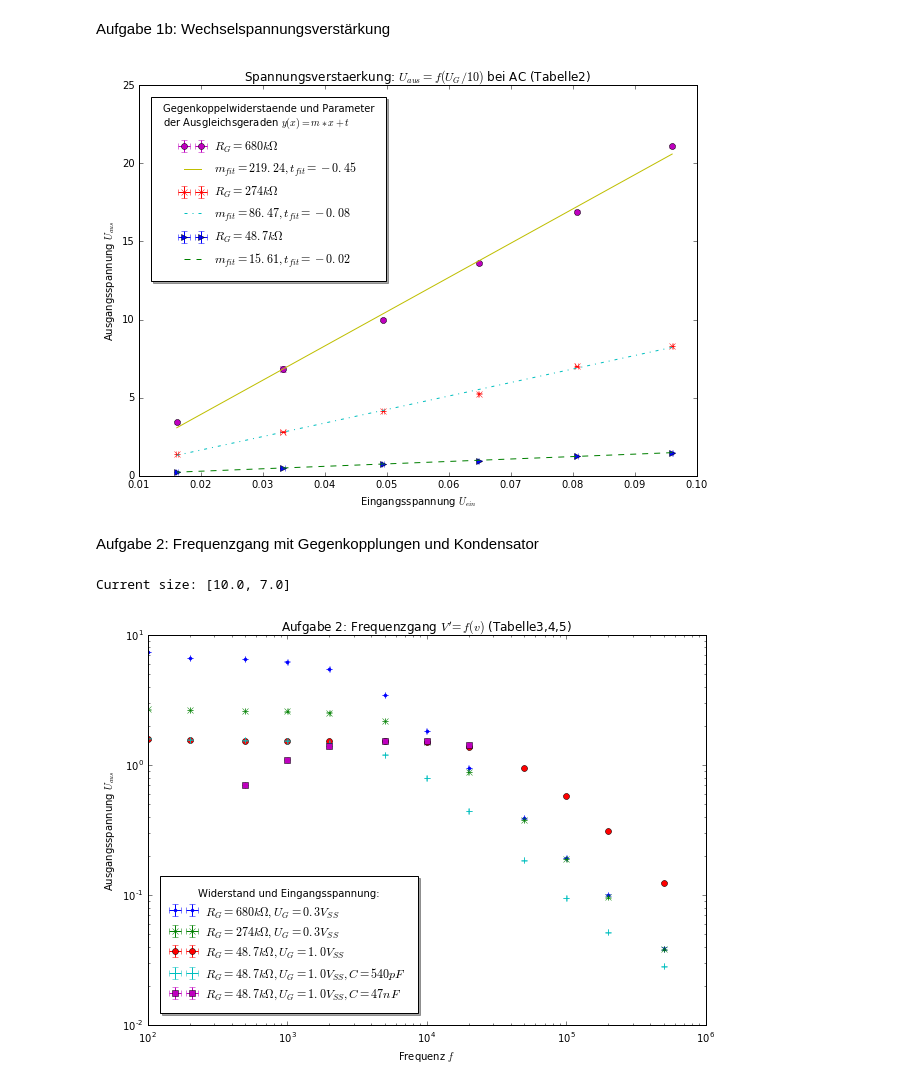
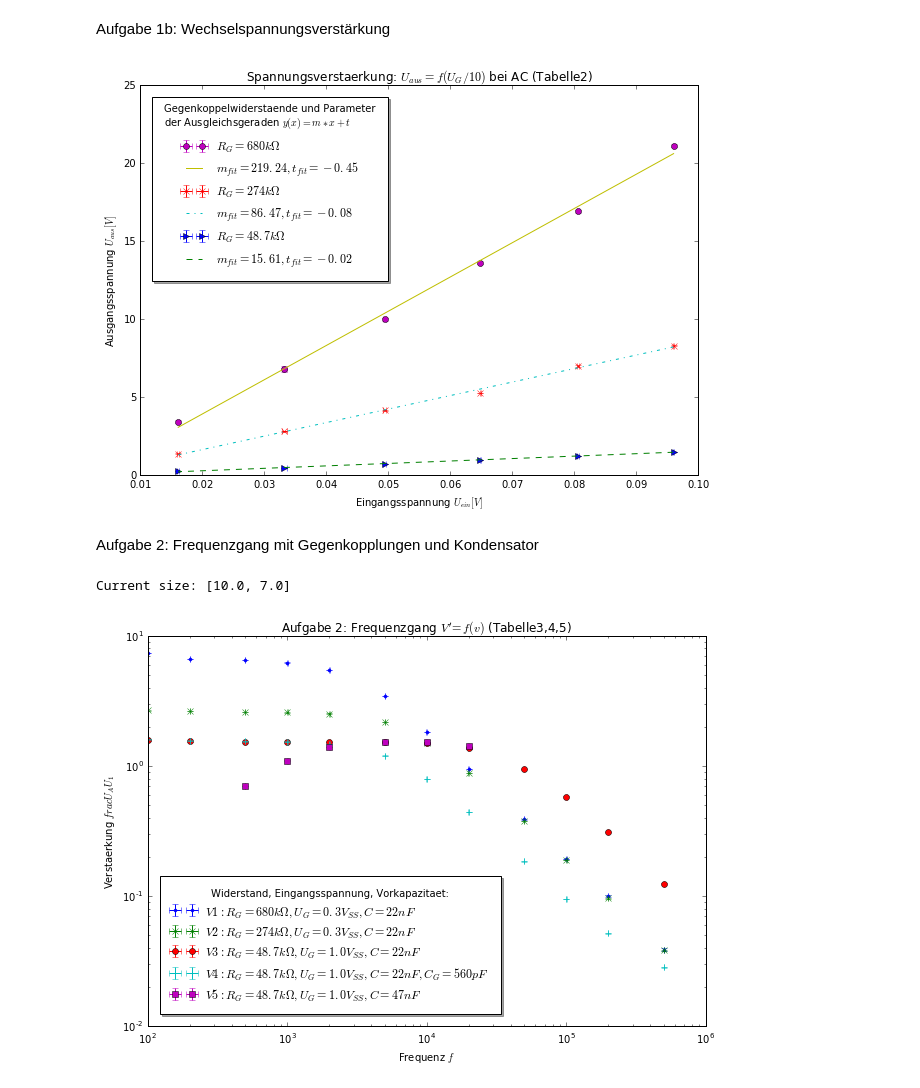
Before and after one commit to woskar/pap2-lab-training, a Jupyter notebook: v242/v242_spannungsverstaerkung.ipynb, the cells around one changed output. Saved outputs shown, nothing was run; the diff lists cells and outputs as text; code cells hidden in the pictures.

```diff
--- a/v242/v242_spannungsverstaerkung.ipynb
+++ b/v242/v242_spannungsverstaerkung.ipynb
@@ -8,8 +8,8 @@ import matplotlib.pyplot as plt
 import numpy as np
 from scipy.optimize import curve_fit
 fig_size = plt.rcParams["figure.figsize"]
-fig_size[0] = 10
-fig_size[1] = 7
+fig_size[0] = 9
+fig_size[1] = 6
 plt.rcParams["figure.figsize"] = fig_size
 from scipy.optimize import curve_fit
 
@@ -19,7 +19,7 @@ def f(x, A, B): # Definition der Ausgleichsgerade y=f(x)
     return A*x + B
 
 A1,B1 = curve_fit(f, U_ein, U_aus1)[0] # Fit für Gerade 1
-A2,B2 = curve_fit(f, U_ein, U_aus2)[0] # Fit für Gerade 2
+A2,B2 = curve_fit(f, U_ein[2:-2], U_aus2[2:-2])[0] # Fit für Gerade 2
 
 
 fig,ax = plt.subplots(1)
@@ -32,13 +32,15 @@ ax.plot(U_ein, f(U_ein, A2, B2), label='$m_{fit}=%.2f, t_{fit}=%.2f$' %(A2, B2))
 
 handles,labels = ax.get_legend_handles_labels()
 
-plt.xlabel('Eingangsspannung $U_{ein}$')
-plt.ylabel('Ausgangsspannung $U_{aus}$')
-plt.title('Spannungsverstaerkung: $U_{aus}=f(U_{ein})$ bei DC (Tabelle1)')
+plt.xlabel('Eingangsspannung $U_{ein} [V]$')
+plt.ylabel('Ausgangsspannung $U_{aus} [V]$')
+plt.title('Diagramm 1: Gleichspannungsverstaerkung $U_{aus}=f(U_{ein})$ (Tabelle1)')
+plt.ylim((-15,15))
+plt.xlim((-0.26, 0.26))
 
 handles,labels = ax.get_legend_handles_labels()
-handles = [handles[2], handles[0], handles[3], handles[1]]
-labels = [labels[2], labels[0], labels[3], labels[1]]
+handles = [handles[3], handles[1], handles[2], handles[0]]
+labels = [labels[3], labels[1], labels[2], labels[0]]
 ax.legend(handles, labels, title='Gegenkoppelwiderstaende und Parameter\nder Ausgleichsgeraden $y(x)=m*x+t$', borderpad=1, borderaxespad=1, loc='best', shadow='true')
 plt.savefig('V242_A1a.png', dpi=144)
 # %% [output]
@@ -82,48 +84,54 @@ handles,labels = ax.get_legend_handles_labels()
 handles = [handles[5], handles[2], handles[4], handles[1], handles[3], handles[0]]
 labels = [labels[5], labels[2], labels[4], labels[1], labels[3], labels[0]]
 
-plt.xlabel('Eingangsspannung $U_{ein}$')
-plt.ylabel('Ausgangsspannung $U_{aus}$')
+plt.xlabel('Eingangsspannung $U_{ein} [V]$')
+plt.ylabel('Ausgangsspannung $U_{aus} [V]$')
 plt.title('Spannungsverstaerkung: $U_{aus}=f(U_{G}/10)$ bei AC (Tabelle2)')
 ax.legend(handles, labels, title='Gegenkoppelwiderstaende und Parameter\nder Ausgleichsgeraden $y(x)=m*x+t$', borderpad=1, borderaxespad=1, loc='best', shadow='true')
 plt.savefig('V242_A1b.png', dpi=144)
 # %% [output]
-[figure, old version]
+[figure, new version]
 # %% [markdown]
 Aufgabe 2: Frequenzgang mit Gegenkopplungen und Kondensator
 # %%
 #%matplotlib inline
 import matplotlib.pyplot as plt
 import numpy as np
 
 # Get current size
 fig_size = plt.rcParams["figure.figsize"]
 
 # Prints: [8.0, 6.0]
 print "Current size:", fig_size
 
 # Set figure width to 12 and height to 9
 fig_size[0] = 10
 fig_size[1] = 7
 plt.rcParams["figure.figsize"] = fig_size
 
 f, f_err, U_A1, A1_err, U_A2, A2_err, U_A3, A3_err, U_A4, A4_err, U_A5, A5_err = np.loadtxt('tab3.txt', skiprows=1, usecols=(0,1,2,3,4,5,6,7,8,9,10,11), unpack=True)
 
 plt.xscale('log')
 plt.yscale('log')
 
-plt.errorbar(f, U_A1, linestyle='None', marker='.', label='$R_{G}=680 k\Omega, U_{G}=0.3 V_{SS}$', xerr=f_err, yerr=A1_err)
-plt.errorbar(f, U_A2, linestyle='None', marker='x', label='$R_{G}=274 k\Omega, U_{G}=0.3 V_{SS}$ ', xerr=f_err, yerr=A2_err)
-plt.errorbar(f, U_A3, linestyle='None', marker='o', label='$R_{G}=48.7 k\Omega, U_{G}=1.0 V_{SS}$', xerr=f_err, yerr=A3_err)
-plt.errorbar(f, U_A4, linestyle='None', marker='+', label='$R_{G}=48.7 k\Omega, U_{G}=1.0 V_{SS}, C=540 pF$', xerr=f_err, yerr=A4_err)
-plt.errorbar(f, U_A5, linestyle='None', marker='s', label='$R_{G}=48.7 k\Omega, U_{G}=1.0 V_{SS}, C=47 nF$', xerr=f_err, yerr=A5_err)
+#ToDo: Noch ist hier die Ausgangsspannung an der y-Achse angetragen
+#eigentlich sollte aber die Verstärkung dastehen, d.h. die Ua/U1,
+#im Protokoll haben wir aber kein U1 aufgeschrieben für die Messung
+#daher Marvin fragen!
+
+plt.errorbar(f, U_A1, linestyle='None', marker='.', label='$V1: R_{G}=680 k\Omega, U_{G}=0.3 V_{SS}, C=22 nF$', xerr=f_err, yerr=A1_err)
+plt.errorbar(f, U_A2, linestyle='None', marker='x', label='$V2: R_{G}=274 k\Omega, U_{G}=0.3 V_{SS}, C=22 nF$ ', xerr=f_err, yerr=A2_err)
+plt.errorbar(f, U_A3, linestyle='None', marker='o', label='$V3: R_{G}=48.7 k\Omega, U_{G}=1.0 V_{SS}, C=22 nF$', xerr=f_err, yerr=A3_err)
+plt.errorbar(f, U_A4, linestyle='None', marker='+', label='$V4: R_{G}=48.7 k\Omega, U_{G}=1.0 V_{SS}, C=22 nF, C_{G}=560 pF$', xerr=f_err, yerr=A4_err)
+plt.errorbar(f, U_A5, linestyle='None', marker='s', label='$V5: R_{G}=48.7 k\Omega, U_{G}=1.0 V_{SS}, C=47 nF$', xerr=f_err, yerr=A5_err)
 
 plt.xlabel('Frequenz $f$')
-plt.ylabel('Ausgangsspannung $U_{aus}$')
+plt.ylabel('Verstaerkung $\tfrac{U_{A}}{U_{1}}$')
+#frac{U_{aus}}{\frac{1}{10}\U_{G}
 plt.title('Aufgabe 2: Frequenzgang $V\'=f(v)$ (Tabelle3,4,5)')
-plt.legend(title='Widerstand und Eingangsspannung:', borderpad=1, borderaxespad=1, loc='lower left', shadow='true')
+plt.legend(title='Widerstand, Eingangsspannung, Vorkapazitaet:', borderpad=1, borderaxespad=1, loc='lower left', shadow='true')
 
 plt.savefig('V242_A2.png', dpi=144)
 # %% [output]
 Current size: [10.0, 7.0]
-[figure, old version]
+[figure, new version]
```
Also changed, not shown: parts of 1 cell of this notebook, 3 other files.
